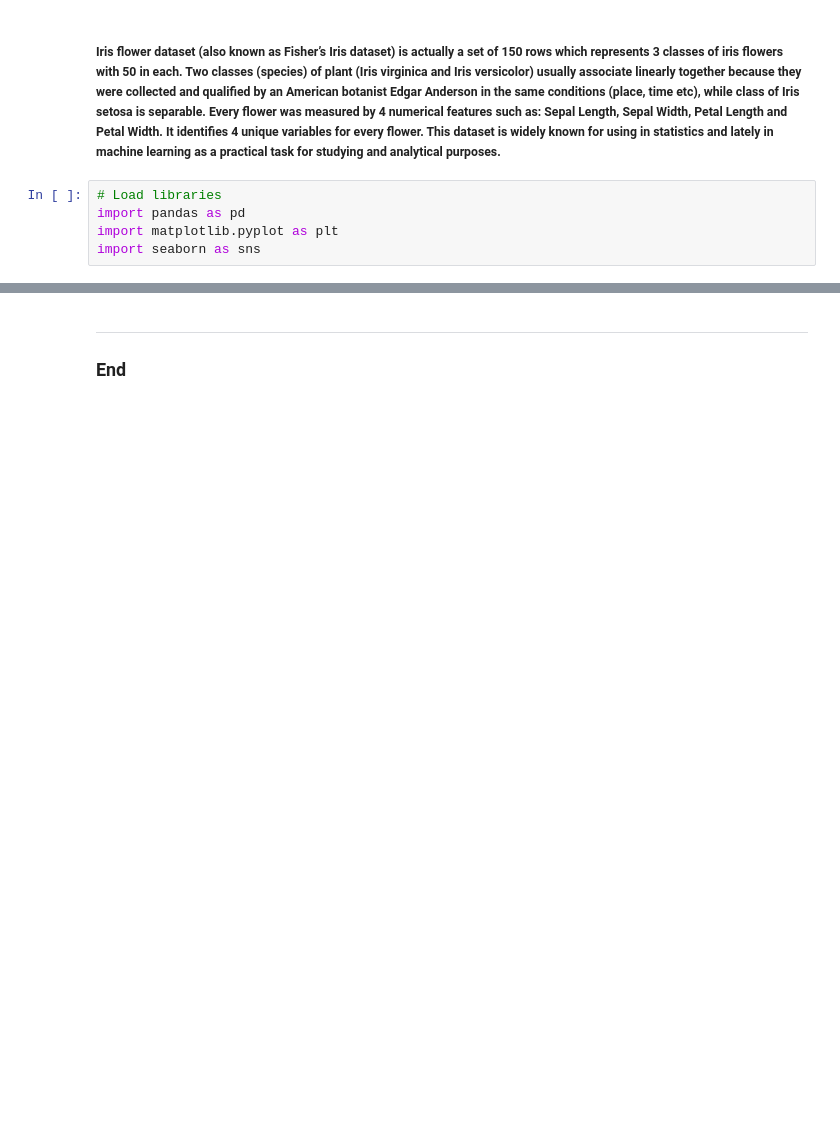
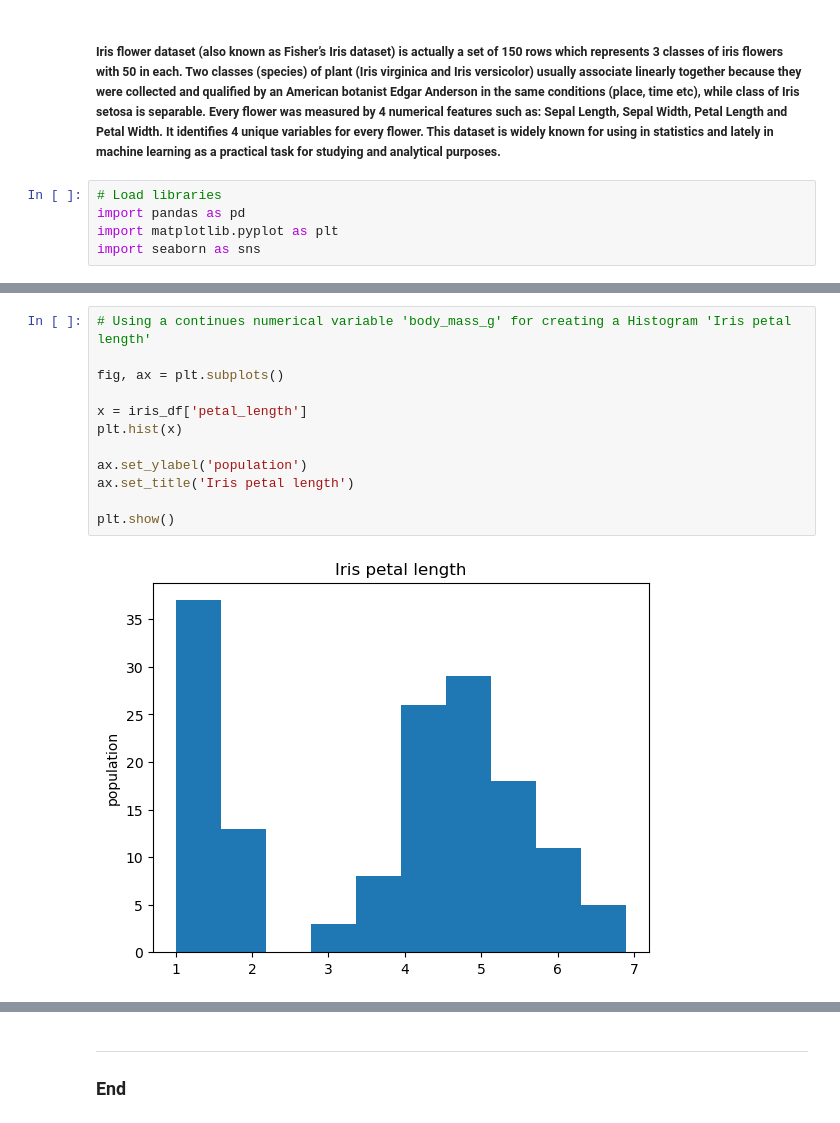
Before and after one commit to nataliia-dragunova/pands-project, a Jupyter notebook: iris.ipynb, the cells around one changed output, grey strips where cells are left out. Saved outputs shown, nothing was run; the diff lists cells and outputs as text; blank space fills up the shorter version.

```diff
--- a/iris.ipynb
+++ b/iris.ipynb
@@ -90,0 +116,14 @@ dtype: object
+# %%
+# Using a continues numerical variable 'body_mass_g' for creating a Histogram 'Iris petal length'
+
+fig, ax = plt.subplots()
+
+x = iris_df['petal_length']
+plt.hist(x)
+
+ax.set_ylabel('population')
+ax.set_title('Iris petal length')
+
+plt.show()
+# %% [output]
+[figure, added]
```
Also changed, not shown: parts of 9 cells of this notebook, 1 other file.
